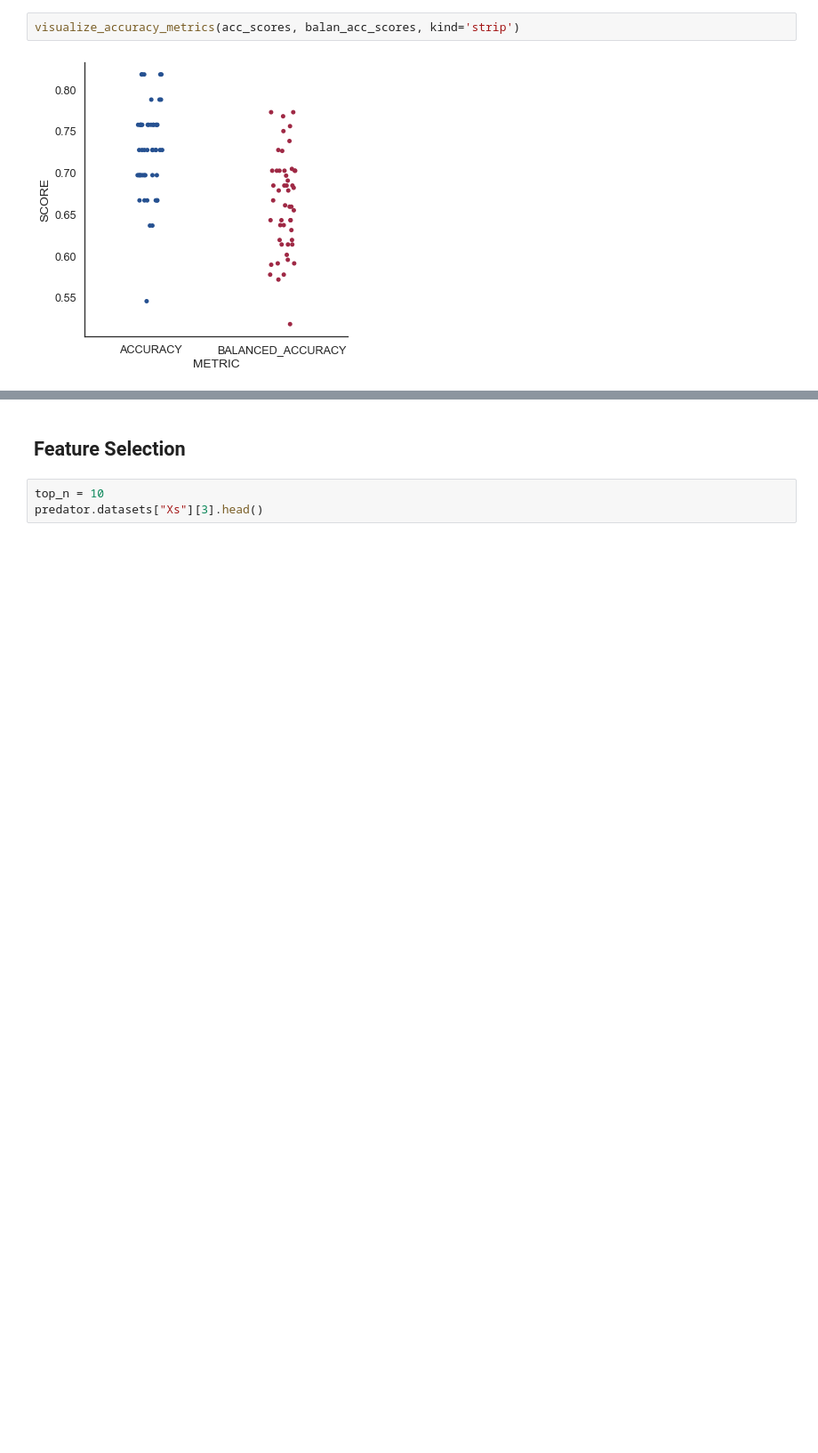
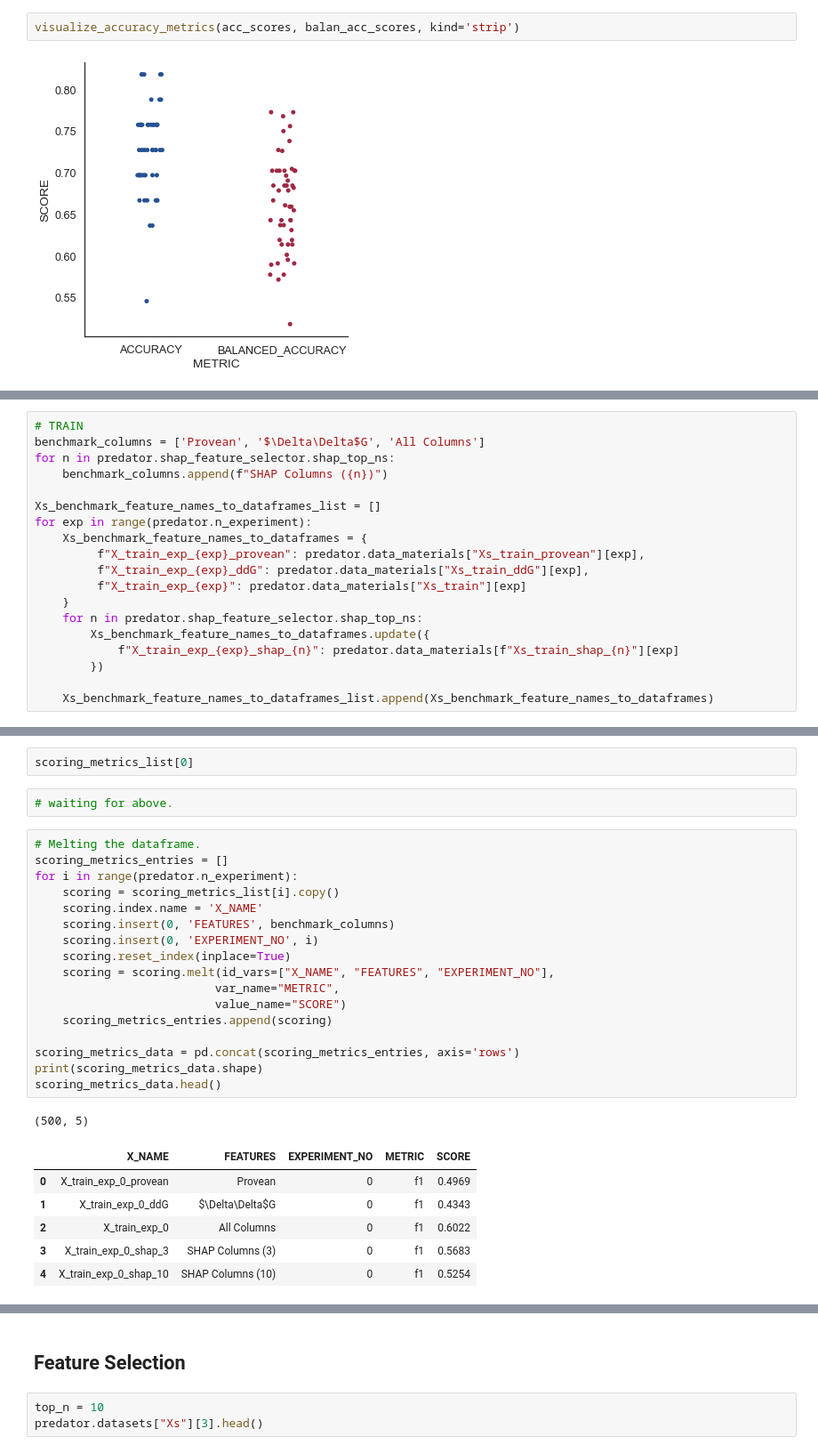
Before and after one commit to ibrahimberb/Predicting-Mutation-Effects, a Jupyter notebook: src/PredatorStudy.ipynb, the cells around one changed output, grey strips where cells are left out. Shown at 89% size. Drawn from its saved outputs; the diff is of its cells as text; blank space fills up the shorter version.

```diff
--- a/src/PredatorStudy.ipynb
+++ b/src/PredatorStudy.ipynb
@@ -316,0 +387,19 @@ predator.shap_feature_selector.
+# %%
+# TRAIN
+benchmark_columns = ['Provean', '$\Delta\Delta$G', 'All Columns']
+for n in predator.shap_feature_selector.shap_top_ns:
+    benchmark_columns.append(f"SHAP Columns ({n})")
+
+Xs_benchmark_feature_names_to_dataframes_list = []
+for exp in range(predator.n_experiment):
+    Xs_benchmark_feature_names_to_dataframes = {
+         f"X_train_exp_{exp}_provean": predator.data_materials["Xs_train_provean"][exp],
+         f"X_train_exp_{exp}_ddG": predator.data_materials["Xs_train_ddG"][exp],
+         f"X_train_exp_{exp}": predator.data_materials["Xs_train"][exp]
+    }
+    for n in predator.shap_feature_selector.shap_top_ns:
+        Xs_benchmark_feature_names_to_dataframes.update({
+            f"X_train_exp_{exp}_shap_{n}": predator.data_materials[f"Xs_train_shap_{n}"][exp]
+        })
+
+    Xs_benchmark_feature_names_to_dataframes_list.append(Xs_benchmark_feature_names_to_dataframes)
@@ -316,0 +435,29 @@ predator.shap_feature_selector.
+# %%
+scoring_metrics_list[0]
+# %%
+# waiting for above.
+# %%
+# Melting the dataframe.
+scoring_metrics_entries = []
+for i in range(predator.n_experiment):
+    scoring = scoring_metrics_list[i].copy()
+    scoring.index.name = 'X_NAME'
+    scoring.insert(0, 'FEATURES', benchmark_columns)
+    scoring.insert(0, 'EXPERIMENT_NO', i)
+    scoring.reset_index(inplace=True)
+    scoring = scoring.melt(id_vars=["X_NAME", "FEATURES", "EXPERIMENT_NO"],
+                          var_name="METRIC",
+                          value_name="SCORE")
+    scoring_metrics_entries.append(scoring)
+
+scoring_metrics_data = pd.concat(scoring_metrics_entries, axis='rows')
+print(scoring_metrics_data.shape)
+scoring_metrics_data.head()
+# %% [output]
+(500, 5)
+|  | X_NAME | FEATURES | EXPERIMENT_NO | METRIC | SCORE |
+| 0 | X_train_exp_0_provean | Provean | 0 | f1 | 0.4969 |
+| 1 | X_train_exp_0_ddG | $\Delta\Delta$G | 0 | f1 | 0.4343 |
+| 2 | X_train_exp_0 | All Columns | 0 | f1 | 0.6022 |
+| 3 | X_train_exp_0_shap_3 | SHAP Columns (3) | 0 | f1 | 0.5683 |
+| 4 | X_train_exp_0_shap_10 | SHAP Columns (10) | 0 | f1 | 0.5254 |
```
Also changed, not shown: parts of 34 cells of this notebook.
